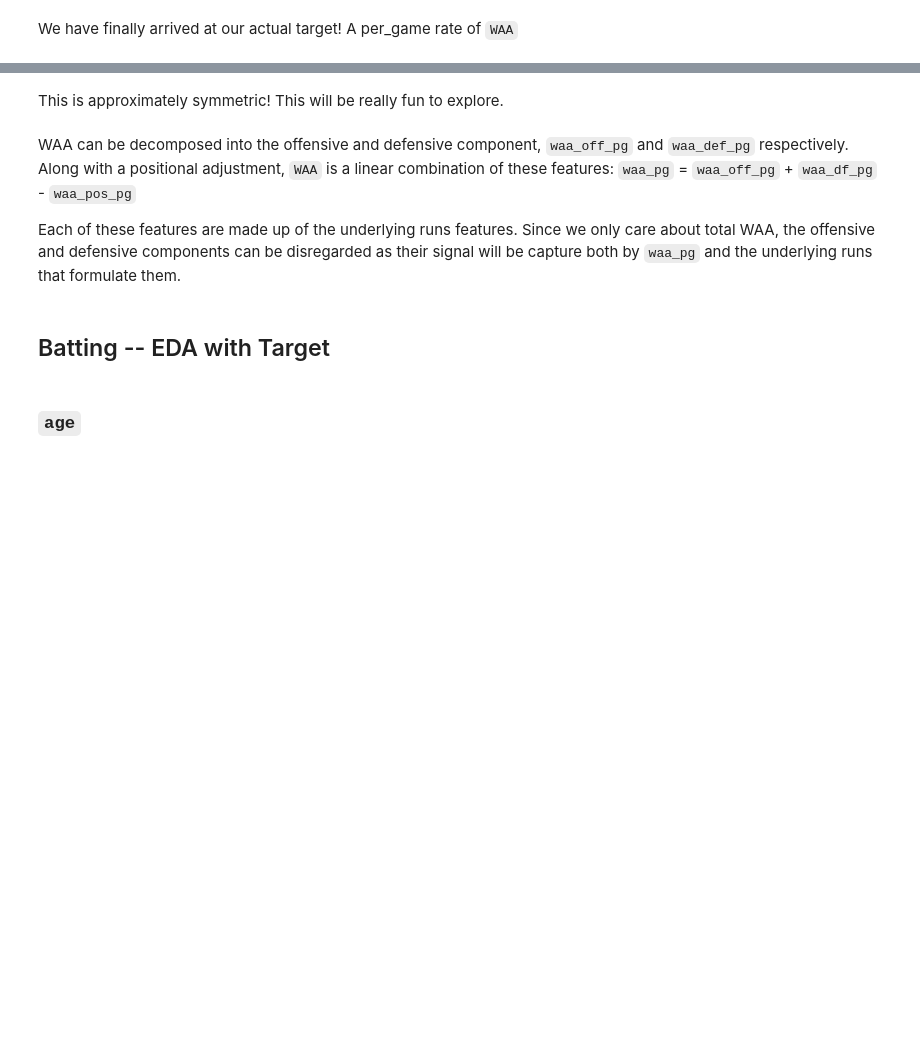
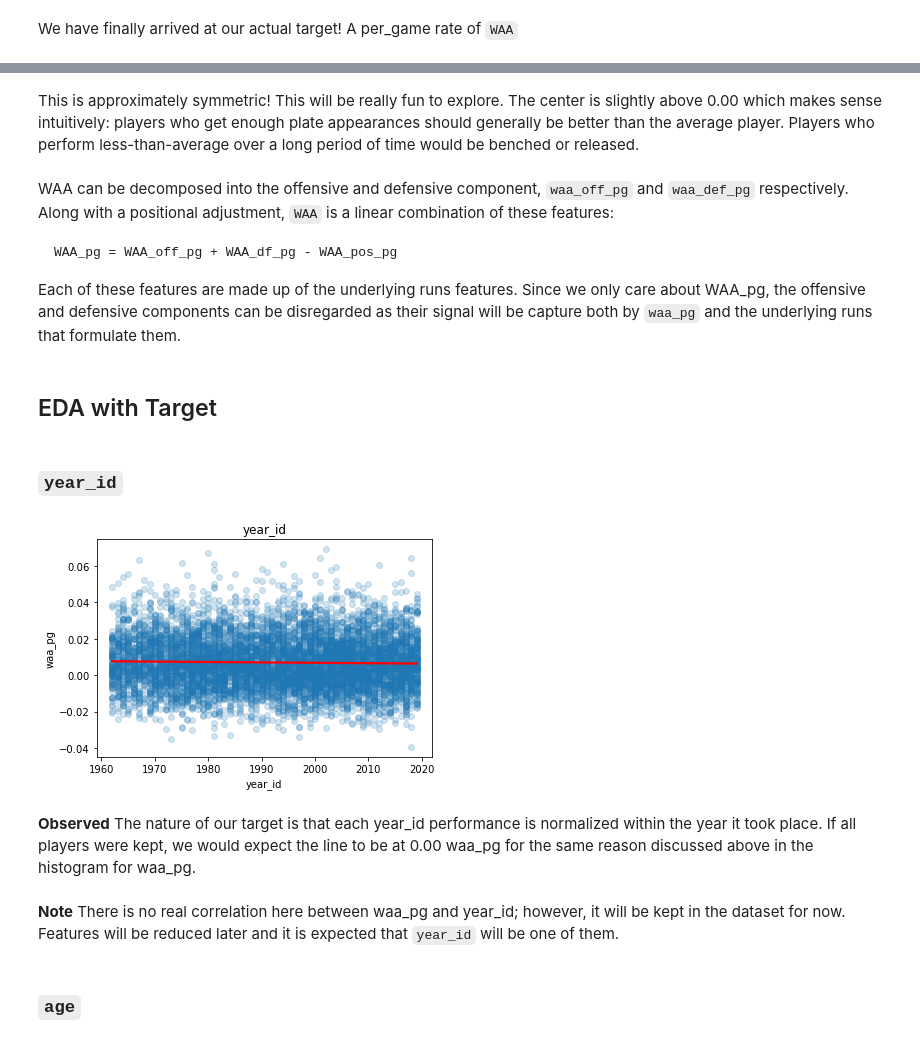
Before and after one commit to lawjackelen/forecasting-batting-performance, a Jupyter notebook: code/01_Data_Cleaning.ipynb, the cells around one changed output, grey strips where cells are left out. Drawn from its saved outputs; the diff is of its cells as text; code cells hidden in the pictures; blank space fills up the shorter version.

````diff
--- a/code/01_Data_Cleaning.ipynb
+++ b/code/01_Data_Cleaning.ipynb
@@ -658,6 +572,6 @@ Runs and Wins are cumulative, but we will want to eventually get them down to a
 # %%
 batting['pa_per_team_gp'] = batting.pa/batting.team_gp
 # %%
-batting = batting[batting.pa_per_team_gp >= 3.1*2/3]
+batting = batting[batting.pa_per_team_gp >= 3.1]
 # %%
 plt.hist(batting.pa);
@@ -688,17 +608,31 @@ plt.hist(batting.waa_pg, bins=20);
 # %% [markdown]
-This is approximately symmetric! This will be really fun to explore.
+This is approximately symmetric! This will be really fun to explore. The center is slightly above 0.00 which makes sense intuitively: players who get enough plate appearances should generally be better than the average player. Players who perform less-than-average over a long period of time would be benched or released.
 # %% [markdown]
 WAA can be decomposed into the offensive and defensive component, `waa_off_pg` and `waa_def_pg` respectively. Along with a positional adjustment, `WAA` is a linear combination of these features:
-  `waa_pg` = `waa_off_pg` + `waa_df_pg` - `waa_pos_pg`
+```python
+WAA_pg = WAA_off_pg + WAA_df_pg - WAA_pos_pg
+```
 
-Each of these features are made up of the underlying runs features. Since we only care about total WAA, the offensive and defensive components can be disregarded as their signal will be capture both by `waa_pg` and the underlying runs that formulate them.
+Each of these features are made up of the underlying runs features. Since we only care about WAA_pg, the offensive and defensive components can be disregarded as their signal will be capture both by `waa_pg` and the underlying runs that formulate them.
 # %%
 # drop
 batting.drop(['waa_off_pg', 'waa_def_pg', 'waa_pos_pg'],
              axis = 1,
              inplace=True)
 # %% [markdown]
-## Batting -- EDA with Target
+## EDA with Target
+# %% [markdown]
+### `year_id`
+# %%
+sns.regplot(x='year_id', y='waa_pg', data = batting,
+            scatter_kws={'alpha': 0.2},
+            line_kws={'color': 'red'}).set(title = 'year_id');
+# %% [output]
+[figure, added]
+# %% [markdown]
+**Observed** The nature of our target is that each year_id performance is normalized within the year it took place. If all players were kept, we would expect the line to be at 0.00 waa_pg for the same reason discussed above in the histogram for waa_pg.
+# %% [markdown]
+**Note** There is no real correlation here between waa_pg and year_id; however, it will be kept in the dataset for now. Features will be reduced later and it is expected that `year_id` will be one of them.
 # %% [markdown]
 ### `age`
 # %%
````
Also changed, not shown: parts of 116 cells of this notebook, 39 other files.
